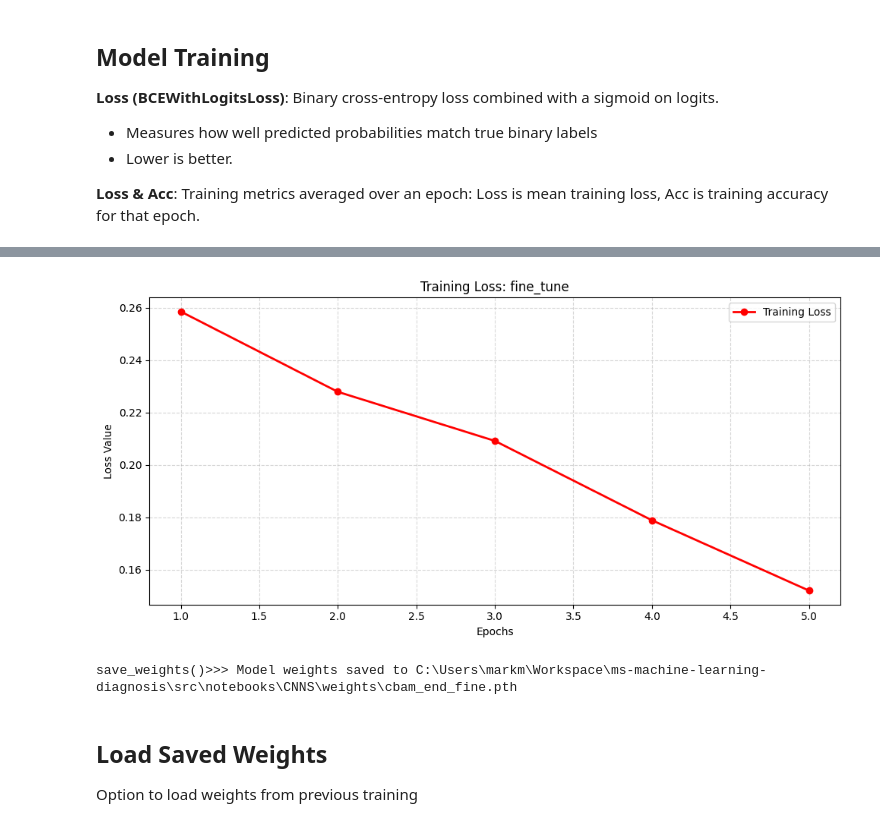
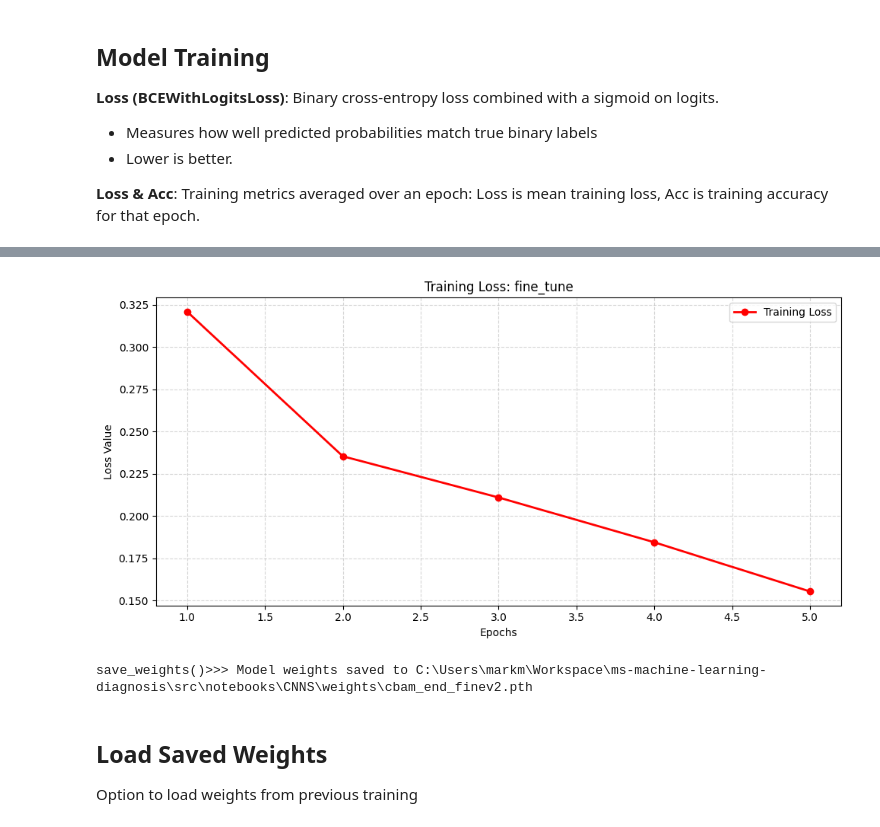
Before and after one commit to Mark-McNaught/ms-machine-learning-diagnosis, a Jupyter notebook: src/notebooks/CNNS/CBAM-End-ResNet18-Model.ipynb, the cells around one changed output, grey strips where cells are left out. Cells and saved outputs as stored; diff of their text form; code cells hidden in the pictures.

```diff
--- a/src/notebooks/CNNS/CBAM-End-ResNet18-Model.ipynb
+++ b/src/notebooks/CNNS/CBAM-End-ResNet18-Model.ipynb
@@ -89,22 +73,28 @@ train_configs = {
     "base": {
         "num_epochs": 10,
         "lr": 1e-3,
-        "parameters": "head",          # train only classifier head
+        "parameters": "head_and_attention",
         "optimiser": optim.Adam,
         "criterion": nn.BCEWithLogitsLoss(),
     },
     "fine_tune": {
         "num_epochs": 5,
-        "lr": 1e-5,                    # lower LR for fine-tuning
-        "parameters": "all",           # train backbone + head
+        "lr": 1e-5,
+        "parameters": "all",
         "optimiser": optim.Adam,
         "criterion": nn.BCEWithLogitsLoss(),
     },
 }
 # %%
 # Base training phase - only training classifier head
-train_losses, train_accuracies = trainer.train_model(model, train_loader, config_name="base", train_configs=train_configs)
+# Phase 1 — verify attention is training
+train_losses, train_accuracies = trainer.train_model(
+    model, train_loader,
+    config_name="base",
+    train_configs=train_configs,
+    verbose=True  # <- prints trainable/frozen params
+)
 trainer.plot(train_losses, train_accuracies, config_name="base")
 
-trainer.save_weights(model, WEIGHTS_DIR / "cbam_end_base.pth")
+trainer.save_weights(model, WEIGHTS_DIR / "cbam_end_basev2.pth")
 # %% [output]
@@ -125,5 +122,5 @@ save_weights()>>> Model weights saved to C:\Users\markm\Workspace\ms-machine-lea
 train_losses, train_accuracies = trainer.train_model(model, train_loader, config_name="fine_tune", train_configs=train_configs)
 trainer.plot(train_losses, train_accuracies, config_name="fine_tune")
 
-trainer.save_weights(model, WEIGHTS_DIR / "cbam_end_fine.pth")
+trainer.save_weights(model, WEIGHTS_DIR / "cbam_end_finev2.pth")
 # %% [output]
@@ -135,5 +132,5 @@ trainer.save_weights(model, WEIGHTS_DIR / "cbam_end_fine.pth")
-[figure, old version]
+[figure, new version]
-save_weights()>>> Model weights saved to C:\Users\markm\Workspace\ms-machine-learning-diagnosis\src\notebooks\CNNS\weights\cbam_end_fine.pth
+save_weights()>>> Model weights saved to C:\Users\markm\Workspace\ms-machine-learning-diagnosis\src\notebooks\CNNS\weights\cbam_end_finev2.pth
 # %% [markdown]
 ## Load Saved Weights
 Option to load weights from previous training
```
Also changed, not shown: parts of 7 cells of this notebook, 17 other files.
